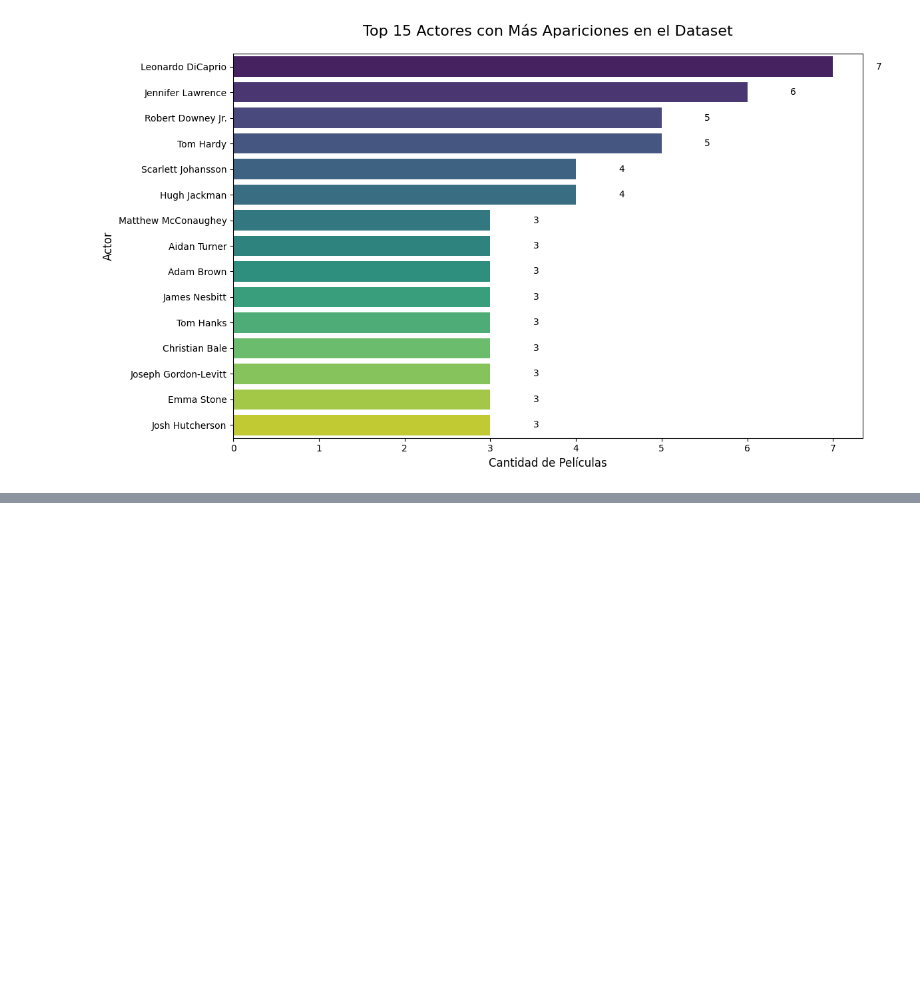
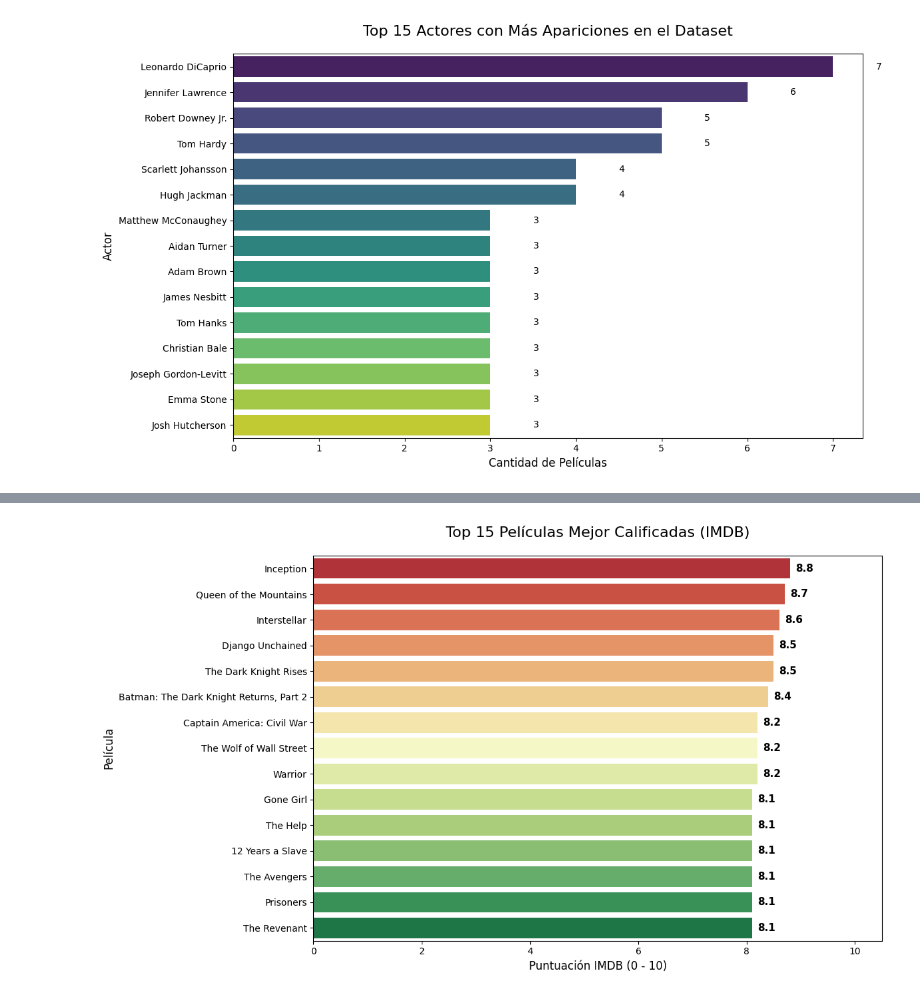
Before and after one commit to RodrigoJOsorio/Exploracion_de_datos_CDTDO, a Jupyter notebook: Ejercicio_IMBD.ipynb, the cells around one changed output, grey strips where cells are left out. Saved outputs shown, nothing was run; the diff lists cells and outputs as text; code cells hidden in the pictures; blank space fills up the shorter version.

Commit message:
Analisis y gráfico variable Score

```diff
--- a/Ejercicio_IMBD.ipynb
+++ b/Ejercicio_IMBD.ipynb
@@ -258,0 +274,4 @@ plt.show()
+# %%
+# Garantizar que todos los valores sean positivos usando el valor absoluto (.abs()) y redondear
+imdb2['imdb_score'] = imdb2['imdb_score'].abs()
+imdb2['imdb_score'] = imdb2['imdb_score'].round(1)
@@ -258,0 +289,26 @@ plt.show()
+# %%
+# Eliminamos películas duplicadas
+# Ordenamos de mayor a menor y nos quedamos con las 15 primeras
+top_peliculas = imdb2[['movie_title', 'imdb_score']].drop_duplicates(subset='movie_title')
+top_peliculas = top_peliculas.sort_values(by='imdb_score', ascending=False).head(15)
+# %%
+# Gráfico para visualizar las películas mejor calificadas
+plt.figure(figsize=(12, 7))
+
+sns.barplot(x=top_peliculas['imdb_score'], y=top_peliculas['movie_title'],
+            hue=top_peliculas['movie_title'], palette='RdYlGn', legend=False)
+
+plt.title('Top 15 Películas Mejor Calificadas (IMDB)', fontsize=16, pad=20)
+plt.xlabel('Puntuación IMDB (0 - 10)', fontsize=12)
+plt.ylabel('Película', fontsize=12)
+
+# Límite del eje X de 0 a 10
+plt.xlim(0, 10.5)
+
+for index, value in enumerate(top_peliculas['imdb_score']):
+    plt.text(value + 0.1, index, str(value), va='center', fontsize=11, fontweight='bold')
+
+plt.tight_layout()
+plt.show()
+# %% [output]
+[figure, added]
```
Also changed, not shown: parts of 4 cells of this notebook.
